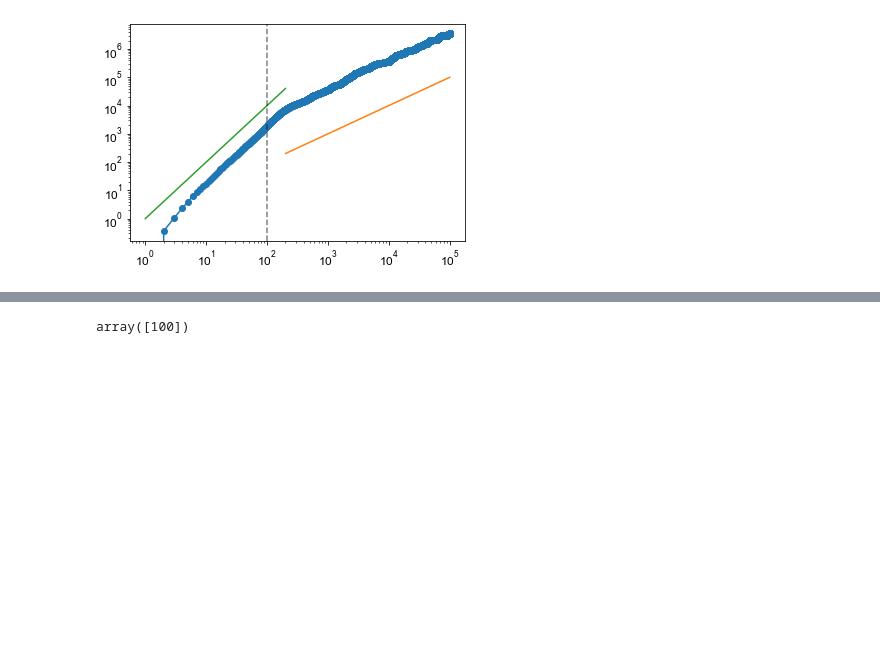
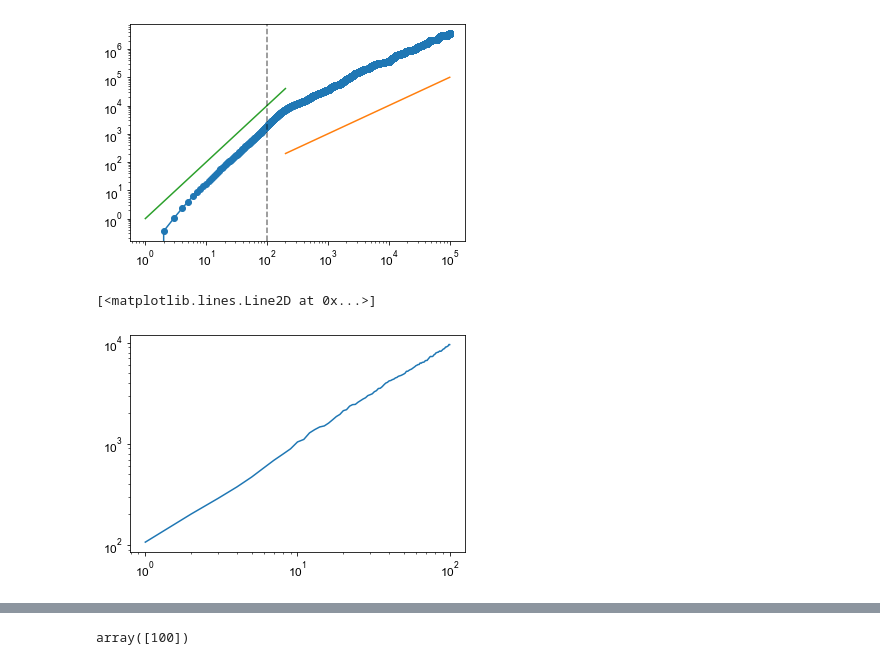
Before and after one commit to gorkamunoz/rl_opts, a Jupyter notebook: nbs/theoretical_policy.ipynb, the cells around one changed output, grey strips where cells are left out. Saved outputs shown, nothing was run; the diff lists cells and outputs as text; code cells hidden in the pictures; blank space fills up the shorter version.

```diff
--- a/nbs/theoretical_policy.ipynb
+++ b/nbs/theoretical_policy.ipynb
@@ -961,5 +837,10 @@ plt.axvline(L_trunc, c = 'k', ls = '--', alpha = 0.5)
 # %% [output]
 <matplotlib.lines.Line2D at 0x...>
 [figure]
+# %%
+plt.loglog(np.arange(1, 101), (np.cumsum(10*np.random.randn(500, 100), axis = 1)**2).mean(0))
+# %% [output]
+[<matplotlib.lines.Line2D at 0x...>]
+[figure, added]
 # %% [markdown]
 # Learning $\pi_s(L) = P(L)$
```
Also changed, not shown: parts of 27 cells of this notebook, 13 other files.
